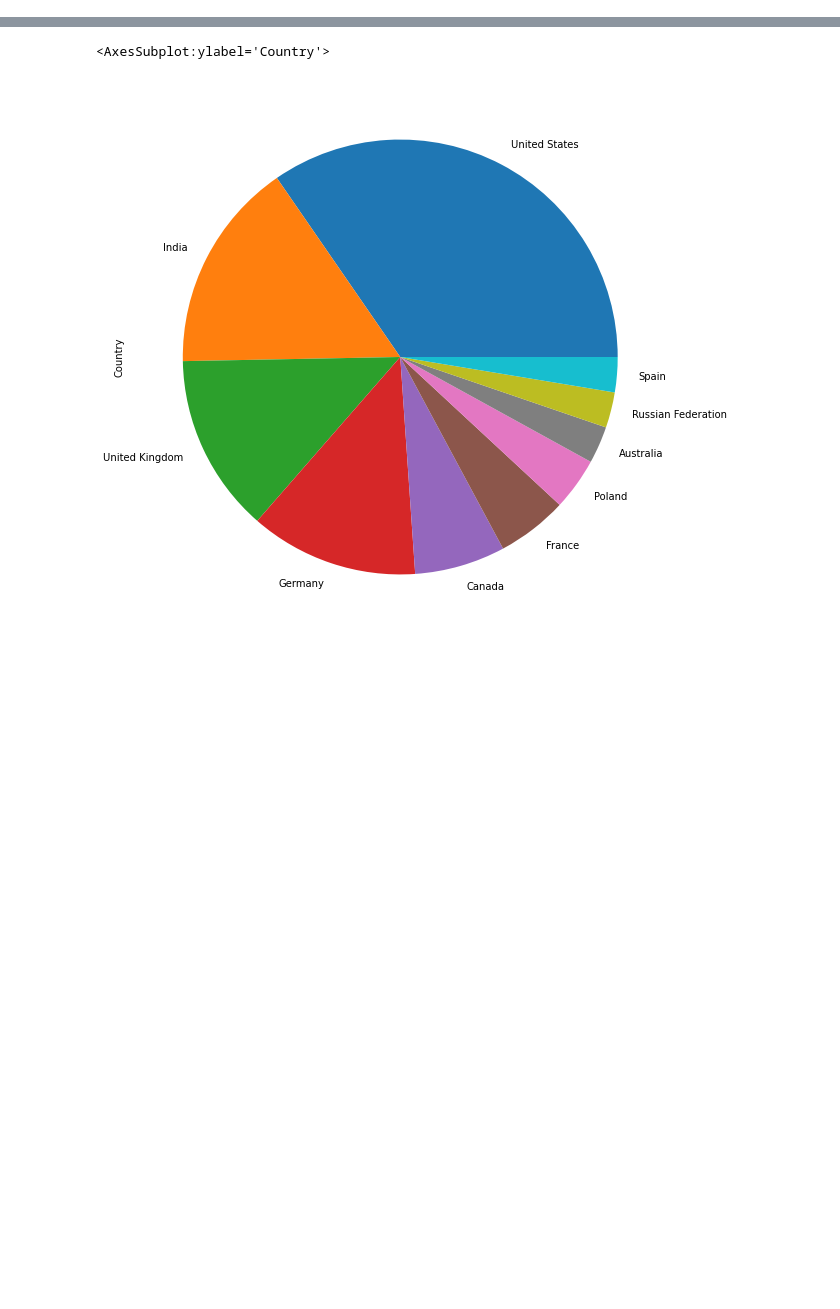
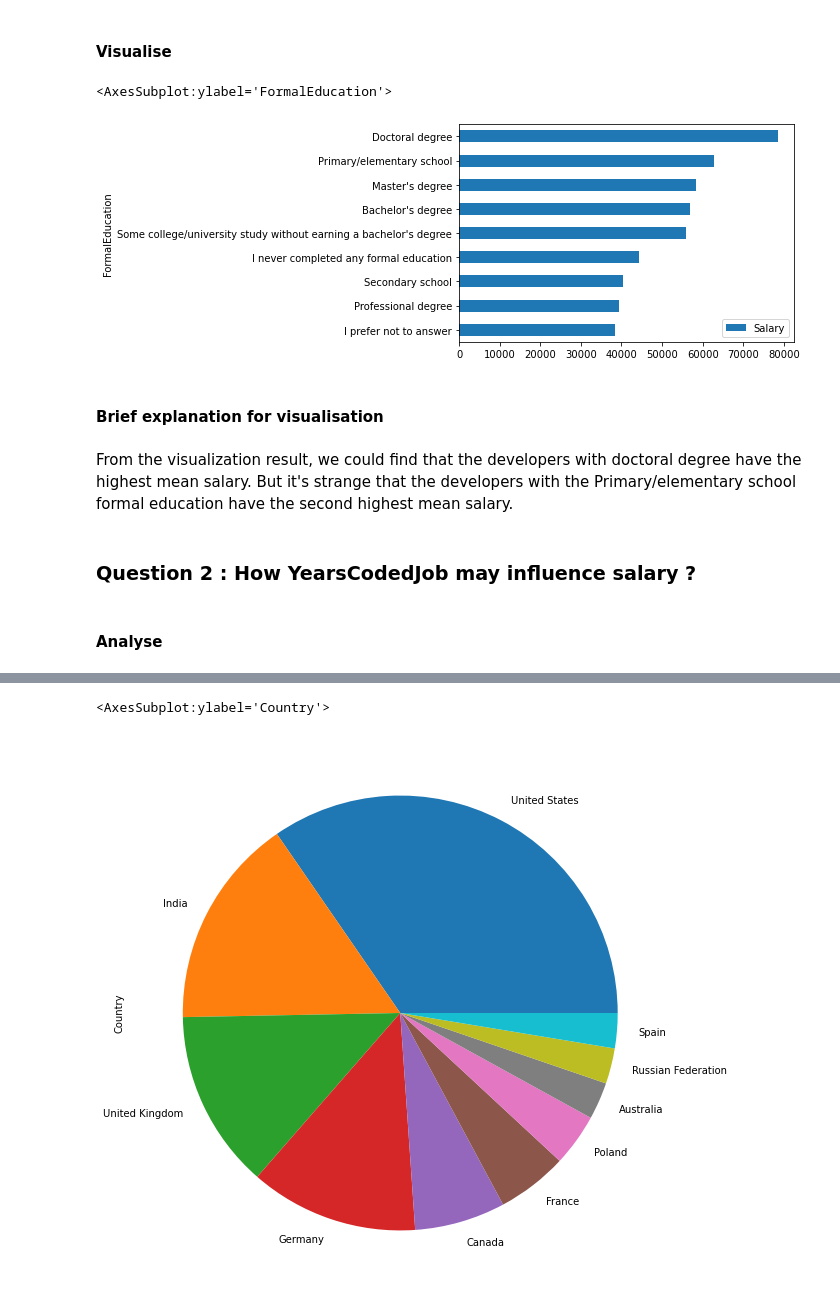
Before and after one commit to LeslieMathsPro/Insights-from-StackOverflow-2017-Developer-Survey, a Jupyter notebook: Stack Overflow's 2017.ipynb, the cells around one changed output, grey strips where cells are left out. Drawn from its saved outputs; the diff is of its cells as text; code cells hidden in the pictures; blank space fills up the shorter version.

```diff
--- a/Stack Overflow's 2017.ipynb
+++ b/Stack Overflow's 2017.ipynb
@@ -33,0 +57,5 @@ data.shape
+# %%
+data_for_q1 = data.copy(deep=True)
+data_for_q2 = data.copy(deep=True)
+data_for_q3 = data.copy(deep=True)
+data_for_q4 = data.copy(deep=True)
@@ -33,0 +67,13 @@ data.shape
+# %%
+def grouping_mean_function(data, column_name):
+    """
+    return grouped dataframe for the mean value of column_name
+    input:
+        data_path: a path to the csv
+    output:
+        a dataframe with the column_name variable grouped, the other column name with the mean value
+    """
+    grouped_df = data.groupby([column_name]).mean().reset_index()
+    return grouped_df
+# %%
+result1 = grouping_mean_function(data_for_q1, 'FormalEducation')
@@ -33,0 +93,17 @@ data.shape
+# %% [markdown]
+#### Visualise
+# %%
+result1_sorted = result1.sort_values(by='Salary', ascending = True)
+# %%
+result1_sorted.plot.barh(x='FormalEducation', y='Salary')
+# %% [output]
+<AxesSubplot:ylabel='FormalEducation'>
+[figure, added]
+# %% [markdown]
+#### Brief explanation for visualisation
+# %% [markdown]
+From the visualization result, we could find that the developers with doctoral degree have the highest mean salary. But it's strange that the developers with the Primary/elementary school formal education have the second highest mean salary.
+# %% [markdown]
+### Question 2 : How YearsCodedJob may influence salary ?
+# %% [markdown]
+#### Analyse
```
Also changed, not shown: parts of 32 cells of this notebook, 1 other file.
